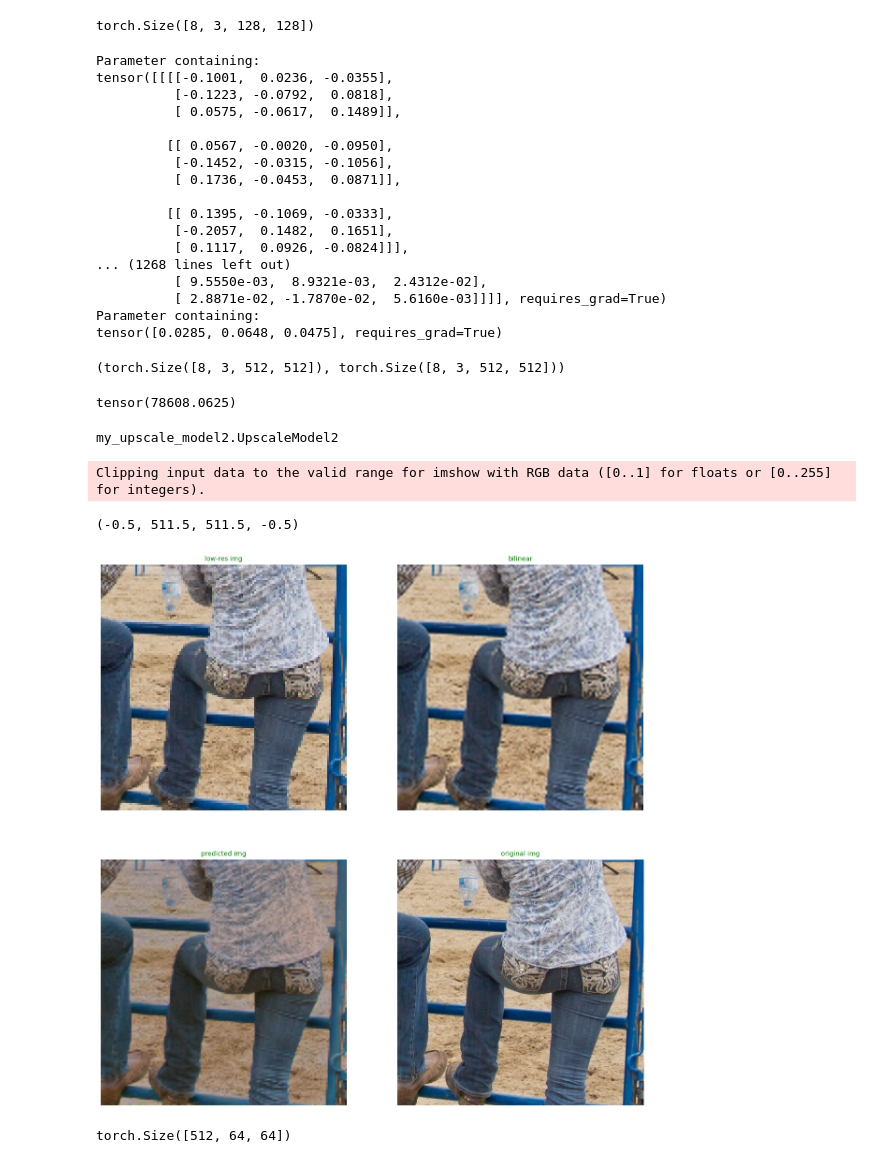
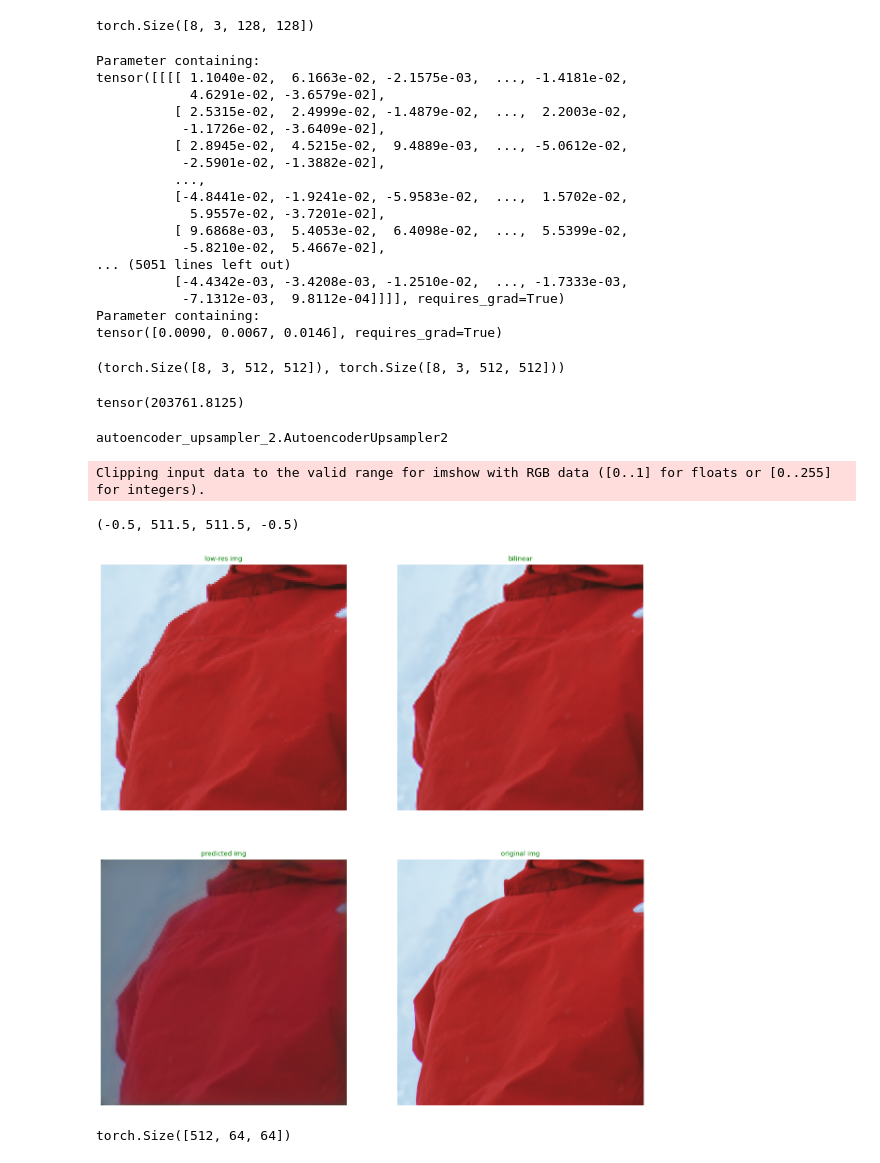
Before and after one commit to oleyon/deep_learning_diploma, a Jupyter notebook: diploma/diploma_playground.ipynb, the cells around one changed output. Saved outputs shown, nothing was run; the diff lists cells and outputs as text; code cells hidden in the pictures.

```diff
--- a/diploma/diploma_playground.ipynb
+++ b/diploma/diploma_playground.ipynb
@@ -93,20 +93,22 @@ MODEL_PATH.mkdir(parents=True, # create parent directories if needed
 )
 
 # Create model save path
-MODEL_NAME = "my_model_re.pth"
+MODEL_NAME = "autoencoder_upsampler_re2_vgg.pth"
 MODEL_SAVE_PATH = MODEL_PATH / MODEL_NAME
 # %%
 from autoencoder_upscale_model import AutoencoderUpscaleModel
 import torch
 from my_upscale_model import UpscaleModel
 from my_upscale_model2 import UpscaleModel2
+from autoencoder_upsampler_2 import AutoencoderUpsampler2
 from train_autoencoder import downsample_image
 
 device = "cpu"
 
 batch = next(iter(test_data_loader))
 
-model = UpscaleModel2()
+#model = UpscaleModel2()
+model = AutoencoderUpsampler2()
 
 model.load_state_dict(torch.load(f=MODEL_SAVE_PATH))
 
@@ -209,22 +210,22 @@ for param in model.parameters():
     print(param)
 # %% [output]
 Parameter containing:
-tensor([[[[-0.1001,  0.0236, -0.0355],
-          [-0.1223, -0.0792,  0.0818],
-          [ 0.0575, -0.0617,  0.1489]],
-
-         [[ 0.0567, -0.0020, -0.0950],
-          [-0.1452, -0.0315, -0.1056],
-          [ 0.1736, -0.0453,  0.0871]],
-
-         [[ 0.1395, -0.1069, -0.0333],
-          [-0.2057,  0.1482,  0.1651],
-          [ 0.1117,  0.0926, -0.0824]]],
-... (1268 lines left out)
-          [ 9.5550e-03,  8.9321e-03,  2.4312e-02],
-          [ 2.8871e-02, -1.7870e-02,  5.6160e-03]]]], requires_grad=True)
+tensor([[[[ 1.1040e-02,  6.1663e-02, -2.1575e-03,  ..., -1.4181e-02,
+            4.6291e-02, -3.6579e-02],
+          [ 2.5315e-02,  2.4999e-02, -1.4879e-02,  ...,  2.2003e-02,
+           -1.1726e-02, -3.6409e-02],
+          [ 2.8945e-02,  4.5215e-02,  9.4889e-03,  ..., -5.0612e-02,
+           -2.5901e-02, -1.3882e-02],
+          ...,
+          [-4.8441e-02, -1.9241e-02, -5.9583e-02,  ...,  1.5702e-02,
+            5.9557e-02, -3.7201e-02],
+          [ 9.6868e-03,  5.4053e-02,  6.4098e-02,  ...,  5.5399e-02,
+           -5.8210e-02,  5.4667e-02],
+... (5051 lines left out)
+          [-4.4342e-03, -3.4208e-03, -1.2510e-02,  ..., -1.7333e-03,
+           -7.1312e-03,  9.8112e-04]]]], requires_grad=True)
 Parameter containing:
-tensor([0.0285, 0.0648, 0.0475], requires_grad=True)
+tensor([0.0090, 0.0067, 0.0146], requires_grad=True)
 # %%
 loss_fn = torch.nn.MSELoss(reduction='sum')
 # %%
@@ -235,46 +236,46 @@ batch.shape, result.shape
 loss = loss_fn(result, batch.to(device))
 loss
 # %% [output]
-tensor(78608.0625)
+tensor(203761.8125)
 # %%
 type(model)
 # %% [output]
-my_upscale_model2.UpscaleModel2
+autoencoder_upsampler_2.AutoencoderUpsampler2
 # %%
-i = 3
+i = 1
 y = batch[i]
 y_pred = result[i]
 
 upsample = nn.Upsample(scale_factor=4, mode="bicubic")
 
 # Plot predictions
 plt.figure(figsize=(15, 15))
 nrows = 2
 ncols = 2
 
 plt.subplot(nrows, ncols, 1)
 plt.imshow(downsample_image(y.unsqueeze(dim=0), factor=4).squeeze().permute(1, 2, 0))
 plt.title("low-res img", fontsize=10, c="g") # green text if correct
 plt.axis(False)
 
 plt.subplot(nrows, ncols, 2)
 plt.imshow(upsample(downsample_image(y.unsqueeze(dim=0), factor=4)).squeeze().permute(1, 2, 0))
 plt.title("bilinear", fontsize=10, c="g") # green text if correct
 plt.axis(False)
 
 plt.subplot(nrows, ncols, 3)
 plt.imshow(y_pred.permute(1, 2, 0))
 plt.title("predicted img", fontsize=10, c="g") # green text if correct
 plt.axis(False)
 
 plt.subplot(nrows, ncols, 4)
 plt.imshow(y.permute(1, 2, 0))
 plt.title("original img", fontsize=10, c="g") # green text if correct
 plt.axis(False)
 # %% [output]
 Clipping input data to the valid range for imshow with RGB data ([0..1] for floats or [0..255] for integers).
 (-0.5, 511.5, 511.5, -0.5)
-[figure, old version]
+[figure, new version]
 # %%
 from vgg_loss import VGGLoss
 vgg_loss_fn = VGGLoss(device="cpu")
```
Also changed, not shown: parts of 9 cells of this notebook, 27 other files.
